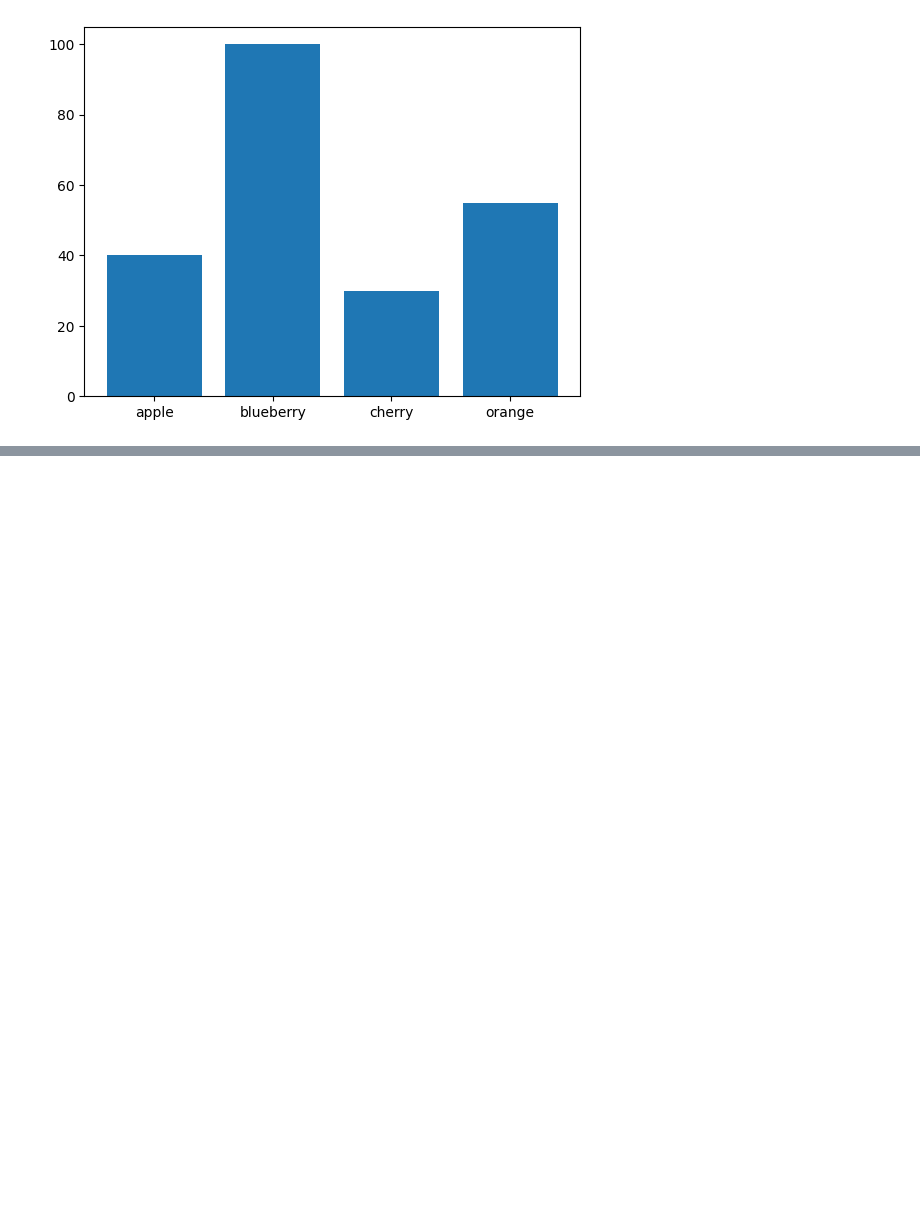
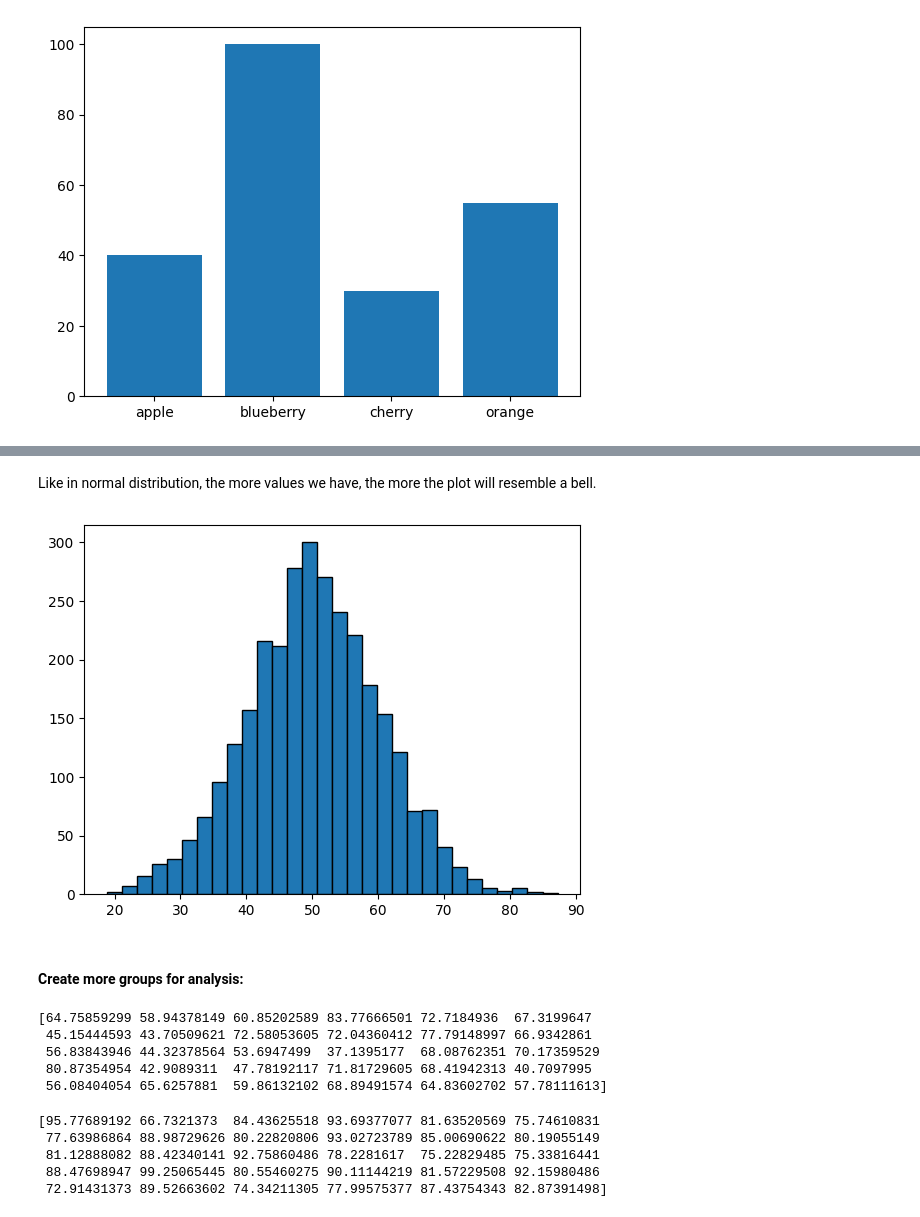
Before and after one commit to AnnaLoz28/principles_of_data_analytics, a Jupyter notebook: boxplots.ipynb, the cells around one changed output, grey strips where cells are left out. Saved outputs shown, nothing was run; the diff lists cells and outputs as text; code cells hidden in the pictures; blank space fills up the shorter version.

```diff
--- a/boxplots.ipynb
+++ b/boxplots.ipynb
@@ -53,0 +91,28 @@ plt.bar(fruits, counts);
+# %% [markdown]
+Like in normal distribution, the more values we have, the more the plot will resemble a bell.
+# %%
+rng_bell = np.random.default_rng(67890)
+bell_group = rng.normal(50, 10, 3000) #generate 3000 random numbers with a normal distribution with mean 50 and standard deviation 10
+plt.hist(bell_group, bins=30, edgecolor = "black"); #plot the histogram of the random numbers, with black edges and 30 bins
+# %% [output]
+[figure, added]
+# %% [markdown]
+#### Create more groups for analysis:
+# %%
+group2 = rng.normal(65, 12, 30) #generate 30 random numbers with a normal distribution with mean 65 and standard deviation 12
+print(group2)
+# %% [output]
+[64.75859299 58.94378149 60.85202589 83.77666501 72.7184936  67.3199647
+ 45.15444593 43.70509621 72.58053605 72.04360412 77.79148997 66.9342861
+ 56.83843946 44.32378564 53.6947499  37.1395177  68.08762351 70.17359529
+ 80.87354954 42.9089311  47.78192117 71.81729605 68.41942313 40.7097995
+ 56.08404054 65.6257881  59.86132102 68.89491574 64.83602702 57.78111613]
+# %%
+group3 = rng.normal(85, 8, 30) #generate 30 random numbers with a normal distribution with mean 85 and standard deviation 8
+print(group3)
+# %% [output]
+[95.77689192 66.7321373  84.43625518 93.69377077 81.63520569 75.74610831
+ 77.63986864 88.98729626 80.22820806 93.02723789 85.00690622 80.19055149
+ 81.12888082 88.42340141 92.75860486 78.2281617  75.22829485 75.33816441
+ 88.47698947 99.25065445 80.55460275 90.11144219 81.57229508 92.15980486
+ 72.91431373 89.52663602 74.34211305 77.99575377 87.43754343 82.87391498]
```
Also changed, not shown: parts of 12 cells of this notebook.
